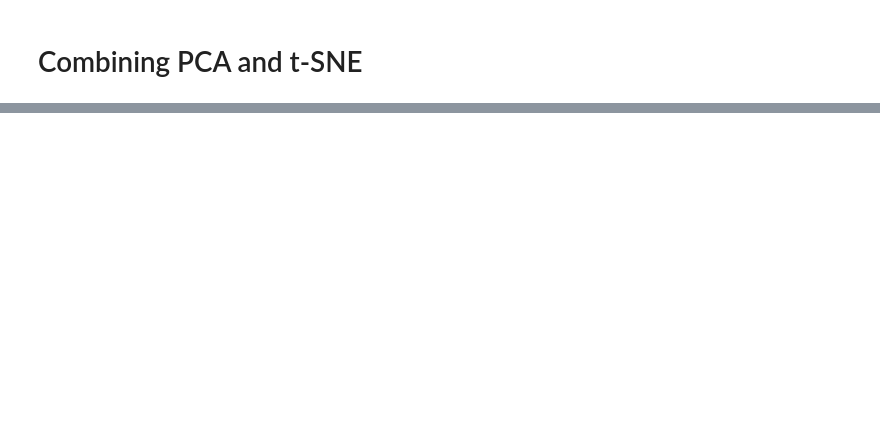
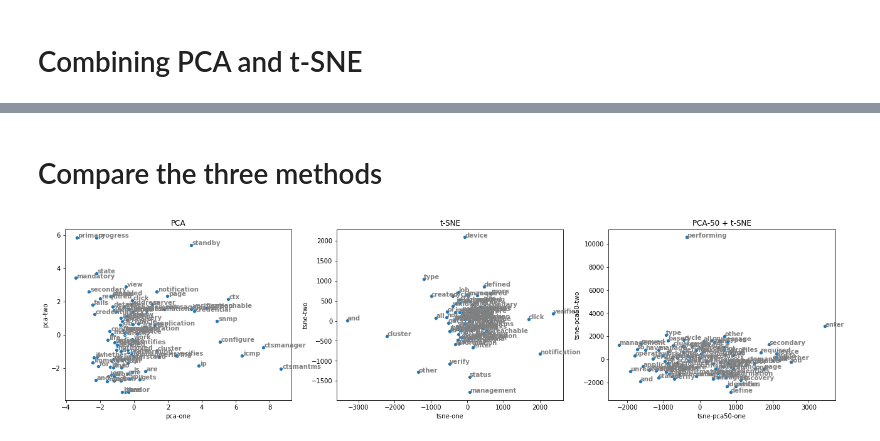
Before and after one commit to ant-louis/netbert, a Jupyter notebook: Code/Visualization/t-SNE.ipynb, the cells around one changed output, grey strips where cells are left out. Saved outputs shown, nothing was run; the diff lists cells and outputs as text; code cells hidden in the pictures; blank space fills up the shorter version.

```diff
--- a/Code/Visualization/t-SNE.ipynb
+++ b/Code/Visualization/t-SNE.ipynb
@@ -238,0 +275,54 @@ ValueError: n_components=50 must be between 0 and min(n_samples, n_features)=37
+# %% [markdown]
+# Compare the three methods
+# %%
+fig = plt.figure(figsize=(22,5))
+
+# PCA in 2D
+ax1 = fig.add_subplot(1, 3, 1)
+sns.scatterplot(
+    x = df['pca-one'],
+    y = df['pca-two'])
+ax1.set_title("PCA")
+
+# t-SNE in 2D
+ax2 = fig.add_subplot(1, 3, 2)
+sns.scatterplot(
+    x = df['tsne-one'],
+    y = df['tsne-two'])
+ax2.set_title("t-SNE")
+
+# PCA-50 + t-SNE in 2D
+ax3 = fig.add_subplot(1, 3, 3)
+ax3 = sns.scatterplot(
+    x = df['tsne-pca50-one'],
+    y = df['tsne-pca50-two'])
+ax3.set_title("PCA-50 + t-SNE")
+
+
+# Annotate points with labels
+for line in df.index:
+    ax1.text(df.loc[line,"pca-one"]+0.07,
+             df.loc[line,"pca-two"],
+             df.loc[line,"text"],
+             horizontalalignment='left',
+             size='medium',
+             color='gray',
+             weight='semibold')
+    ax2.text(df.loc[line,"tsne-one"]+0.07,
+             df.loc[line,"tsne-two"],
+             df.loc[line,"text"],
+             horizontalalignment='left',
+             size='medium',
+             color='gray',
+             weight='semibold')
+    ax3.text(df.loc[line,"tsne-pca50-one"]+0.07,
+             df.loc[line,"tsne-pca50-two"],
+             df.loc[line,"text"],
+             horizontalalignment='left',
+             size='medium',
+             color='gray',
+             weight='semibold')
+
+fig.show()
+# %% [output]
+[figure, added]
```
Also changed, not shown: parts of 9 cells of this notebook, 3 other files.
